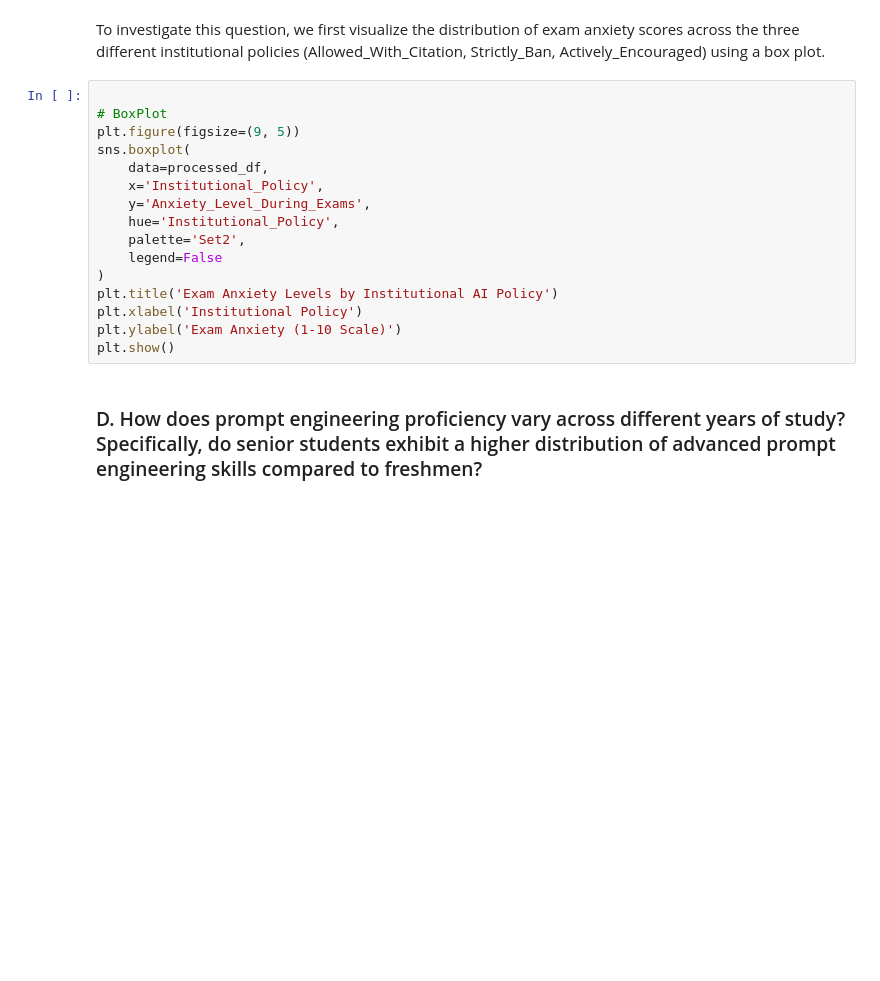
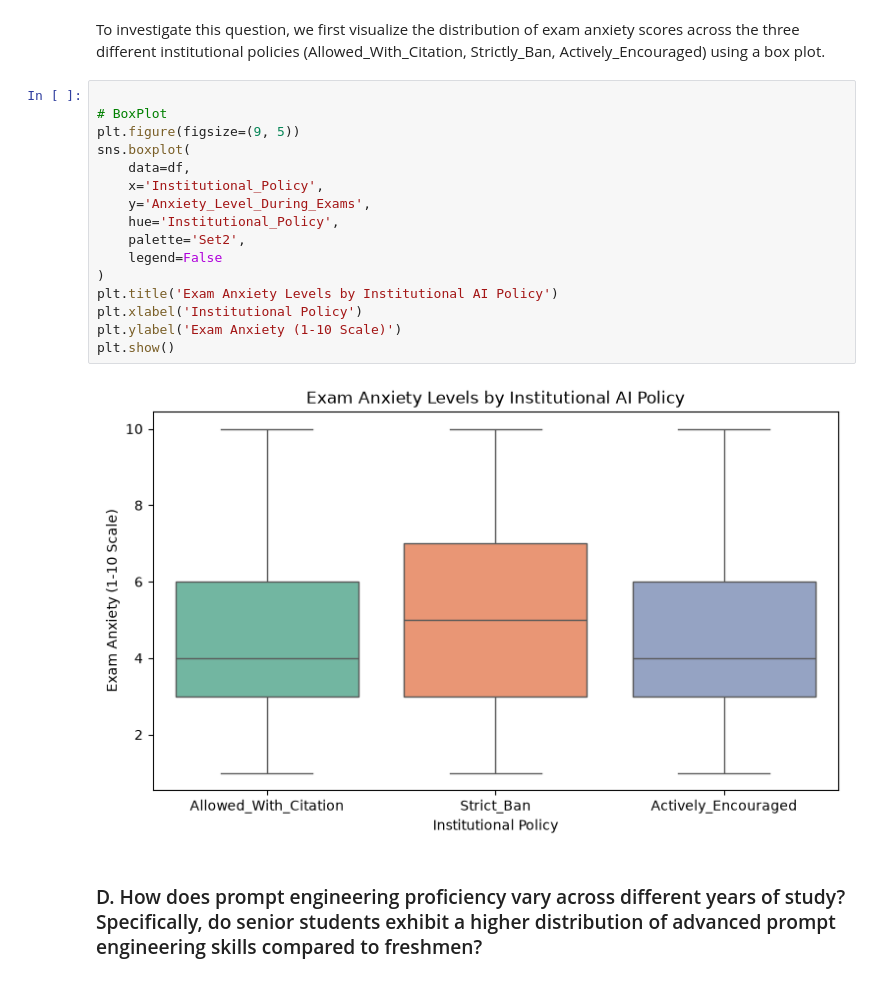
Before and after one commit to FortifyTank/CSMODEL_MATT, a Jupyter notebook: CSMODEL.ipynb, the cells around one changed output. Cells and saved outputs as stored; diff of their text form; blank space fills up the shorter version.

```diff
--- a/CSMODEL.ipynb
+++ b/CSMODEL.ipynb
@@ -482,19 +496,21 @@ To investigate this question, we first visualize the distribution of exam anxiet
 # %%
 
 # BoxPlot
 plt.figure(figsize=(9, 5))
 sns.boxplot(
-    data=processed_df,
+    data=df,
     x='Institutional_Policy',
     y='Anxiety_Level_During_Exams',
     hue='Institutional_Policy',
     palette='Set2',
     legend=False
 )
 plt.title('Exam Anxiety Levels by Institutional AI Policy')
 plt.xlabel('Institutional Policy')
 plt.ylabel('Exam Anxiety (1-10 Scale)')
 plt.show()
+# %% [output]
+[figure, added]
 # %% [markdown]
 ### D. How does prompt engineering proficiency vary across different years of study? Specifically, do senior students exhibit a higher distribution of advanced prompt engineering skills compared to freshmen?
 # %% [markdown]
```
Also changed, not shown: parts of 22 cells of this notebook.
